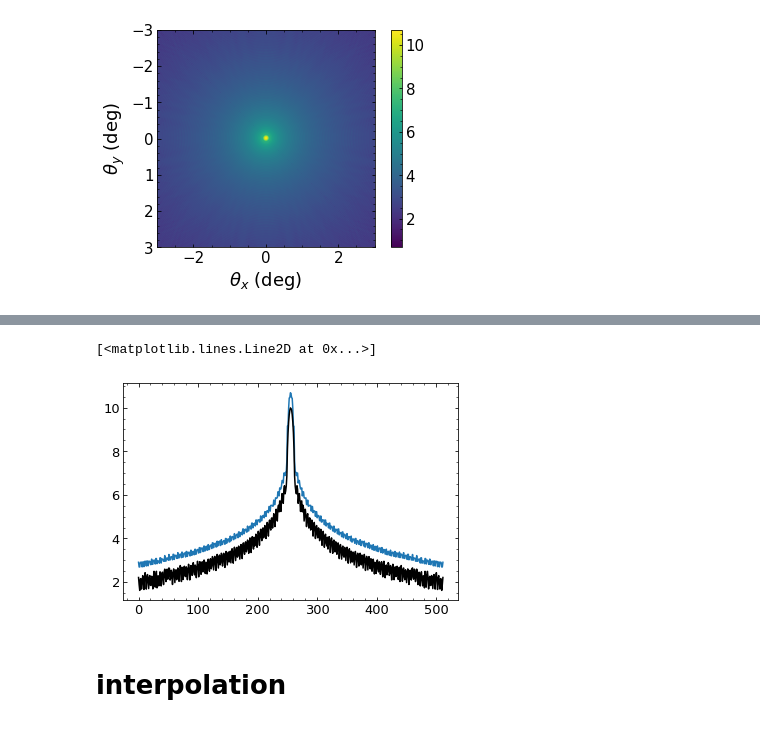
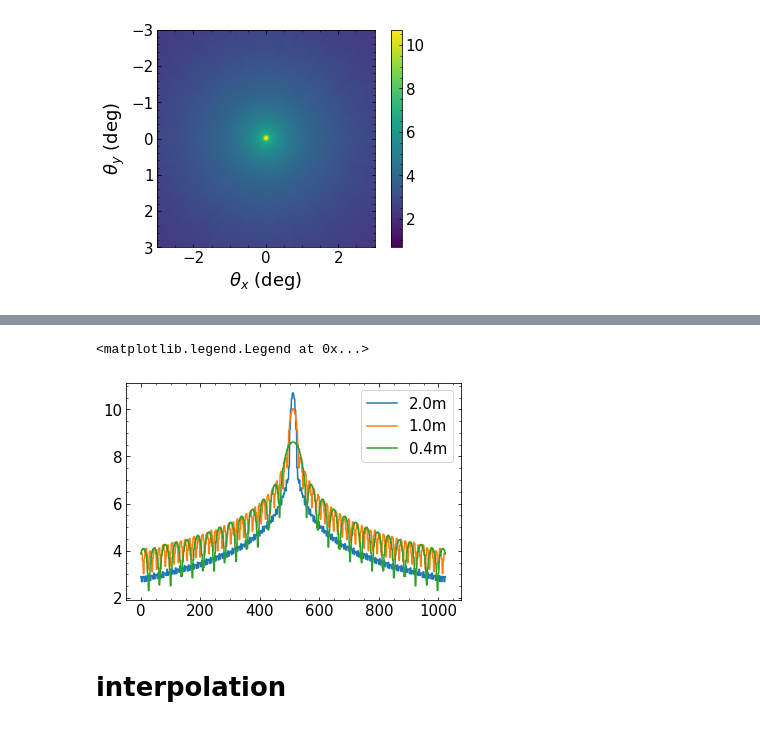
Before and after one commit to gemmahuai/Gemmas-CMB, a Jupyter notebook: Notebooks/thesis_plot.ipynb, the cells around one changed output, grey strips where cells are left out. Cells and saved outputs as stored; diff of their text form; code cells hidden in the pictures.

```diff
--- a/Notebooks/thesis_plot.ipynb
+++ b/Notebooks/thesis_plot.ipynb
@@ -82,11 +80,12 @@ NameError: name 'II2' is not defined
-# %%
-#plt.plot(np.log10(II1)[512])
-plt.plot(np.log10(II0)[256])
-plt.plot(np.log10(II1)[256], color='black')
-#plt.xlim(800,1224)
-# %% [output]
-[<matplotlib.lines.Line2D at 0x...>]
-[figure, removed]
+# %%
+plt.plot(np.log10(II0)[512], label='2.0m')
+plt.plot(np.log10(II2)[512], label='1.0m')
+plt.plot(np.log10(II1)[512], label='0.4m')
+plt.legend()
+#plt.xlim(800,1224)
+# %% [output]
+<matplotlib.legend.Legend at 0x...>
+[figure, added]
 # %% [markdown]
 # interpolation
 # %%
```
Also changed, not shown: parts of 7 cells of this notebook, 3 other files.
